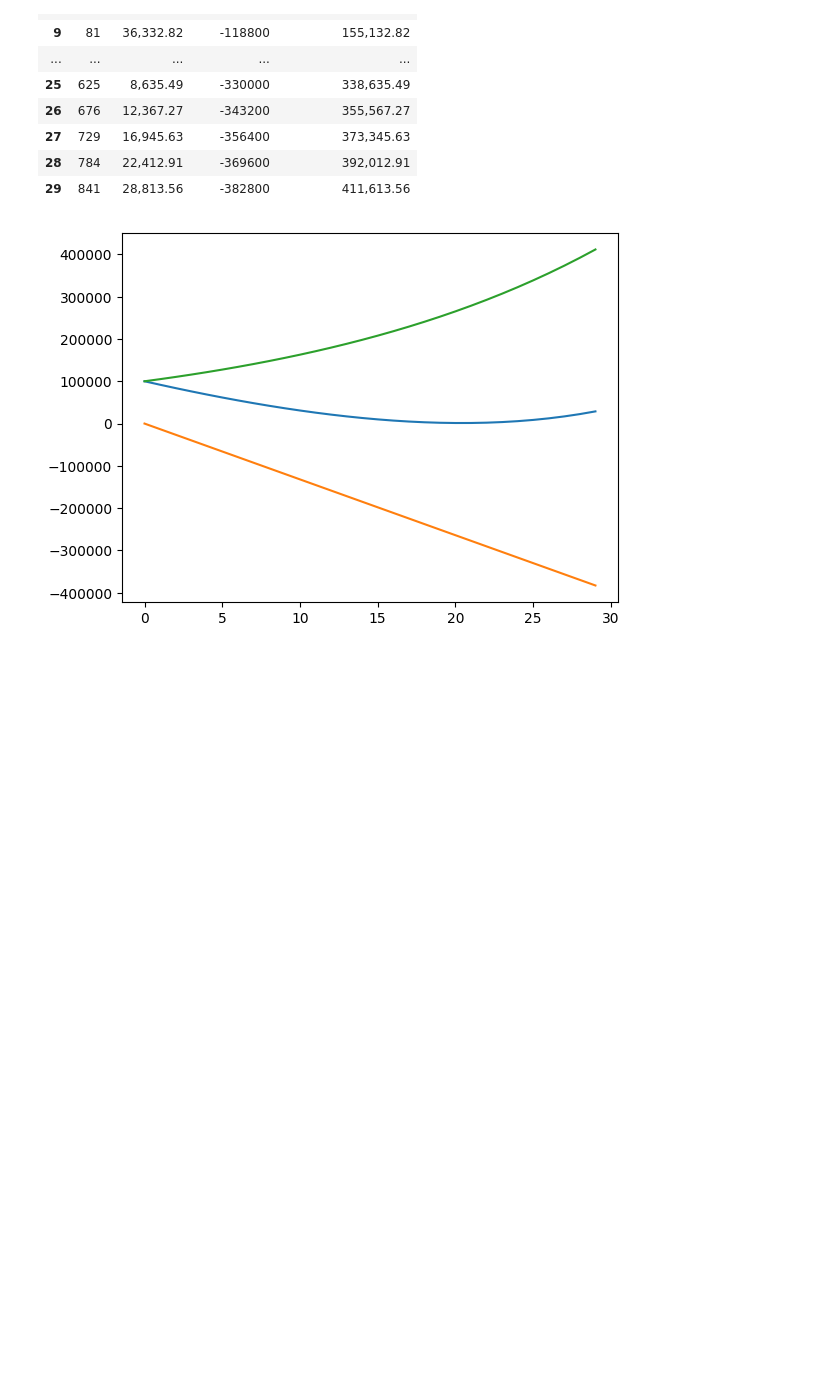
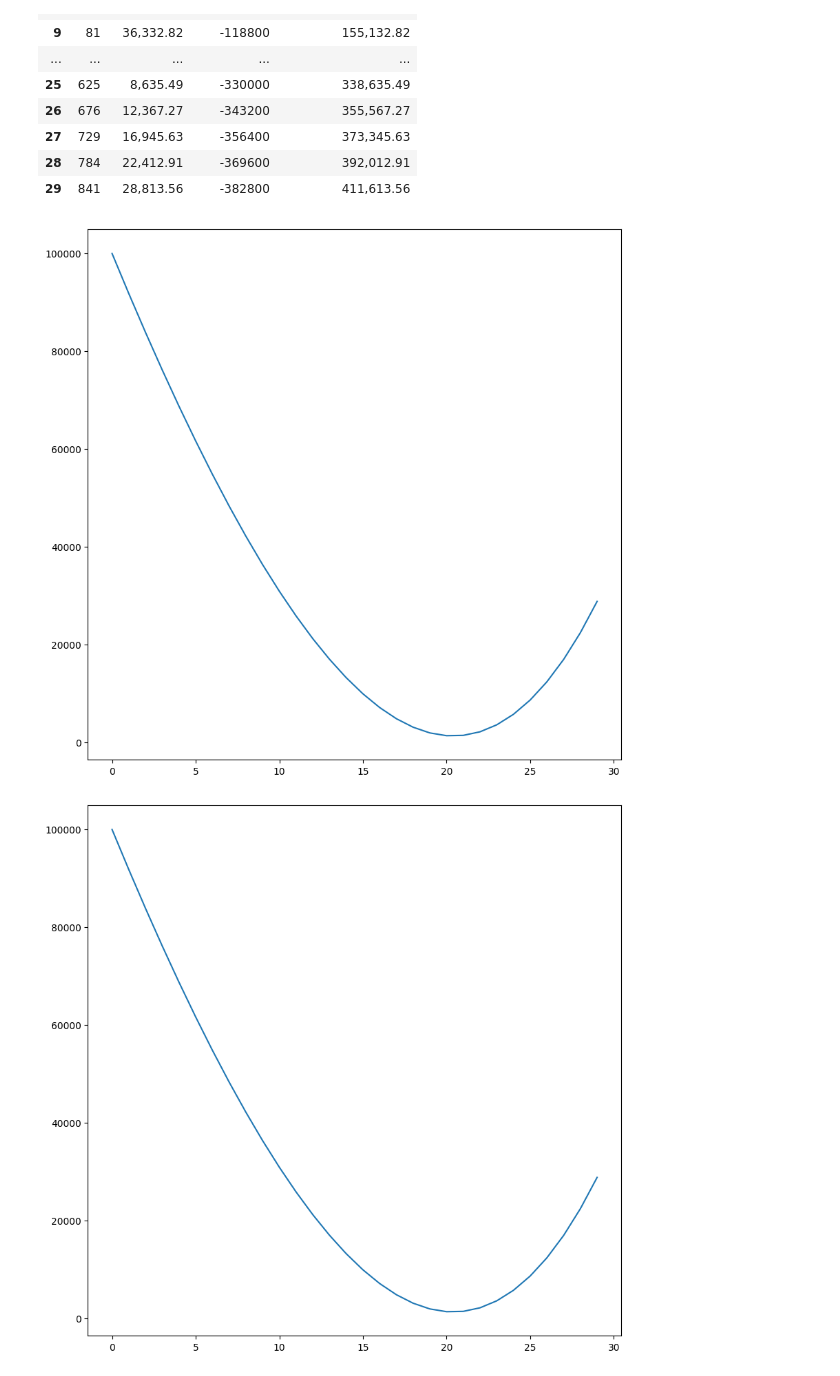
Before and after one commit to AlmostFamiliar/rent-or-buy-calculator, a Jupyter notebook: rent-or-buy.ipynb, the cells around one changed output. Drawn from its saved outputs; the diff is of its cells as text; code cells hidden in the pictures; blank space fills up the shorter version.

```diff
--- a/rent-or-buy.ipynb
+++ b/rent-or-buy.ipynb
@@ -61,18 +61,23 @@ calc_table(30)
 # %%
 import matplotlib.pyplot as plt
 
+from matplotlib.figure import Figure
 
 def plot(max_year):
     df = calc_table(max_year)
+    fig = plt.figure(figsize=(10, 10))
+    ax = fig.add_subplot()
+    # df.plot(ax=ax)
     plt.plot(df["rent"], label = "rent")
-    plt.plot(df["rent_spent"],label = "rent_spent")
-    plt.plot(df["rent_stock_returns"], label = "rent_stock_returns")
-    plt.ticklabel_format(style='plain')
-    plt.show()
+    # plt.plot(df["rent_spent"],label = "rent_spent")
+    # plt.plot(df["rent_stock_returns"], label = "rent_stock_returns")
+    # plt.ticklabel_format(style='plain')
+    return fig
 
 plot(30)
 # %% [output]
-[figure, old version]
+[figure, new version]
+[figure, added]
 # %%
 import panel as pn
 
```
Also changed, not shown: parts of 1 cell of this notebook.
